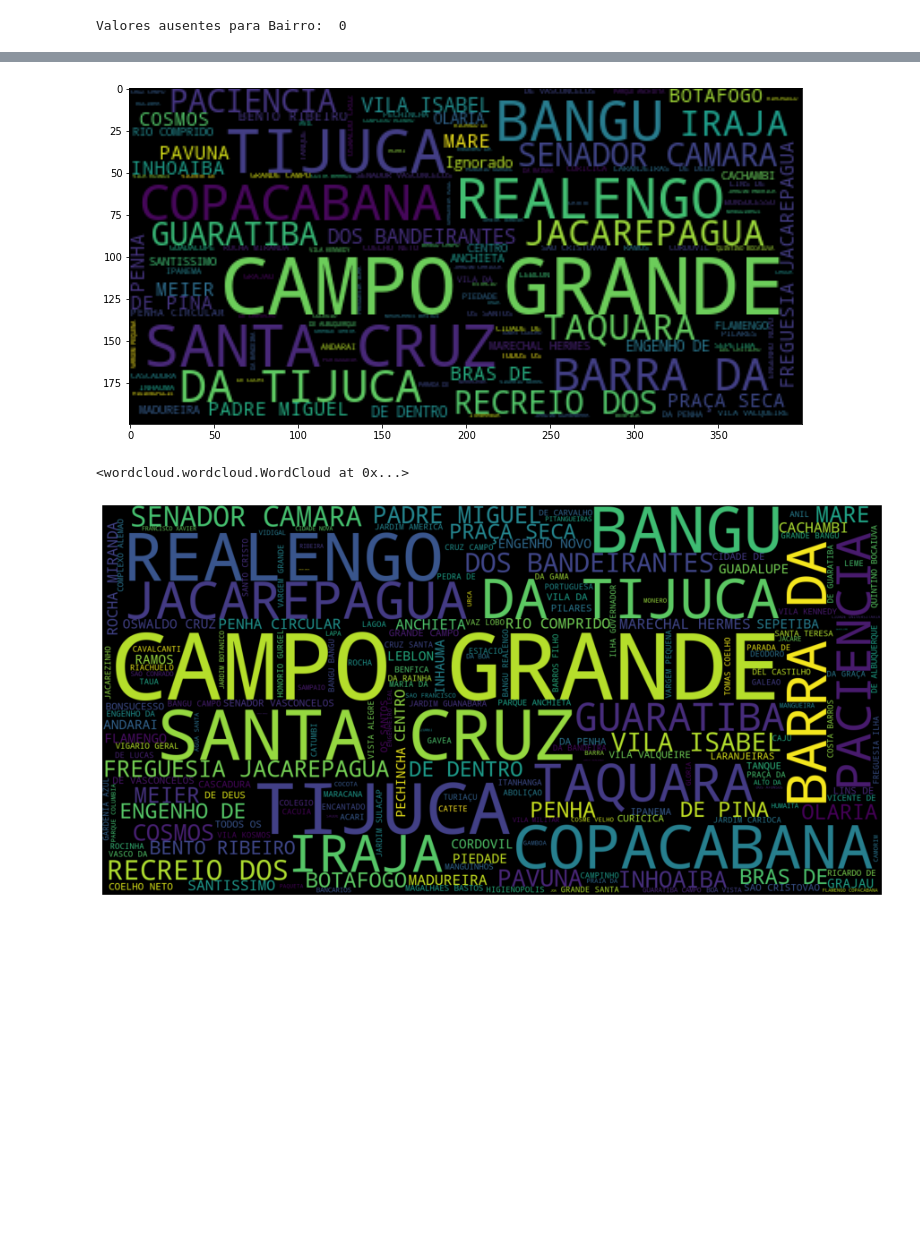
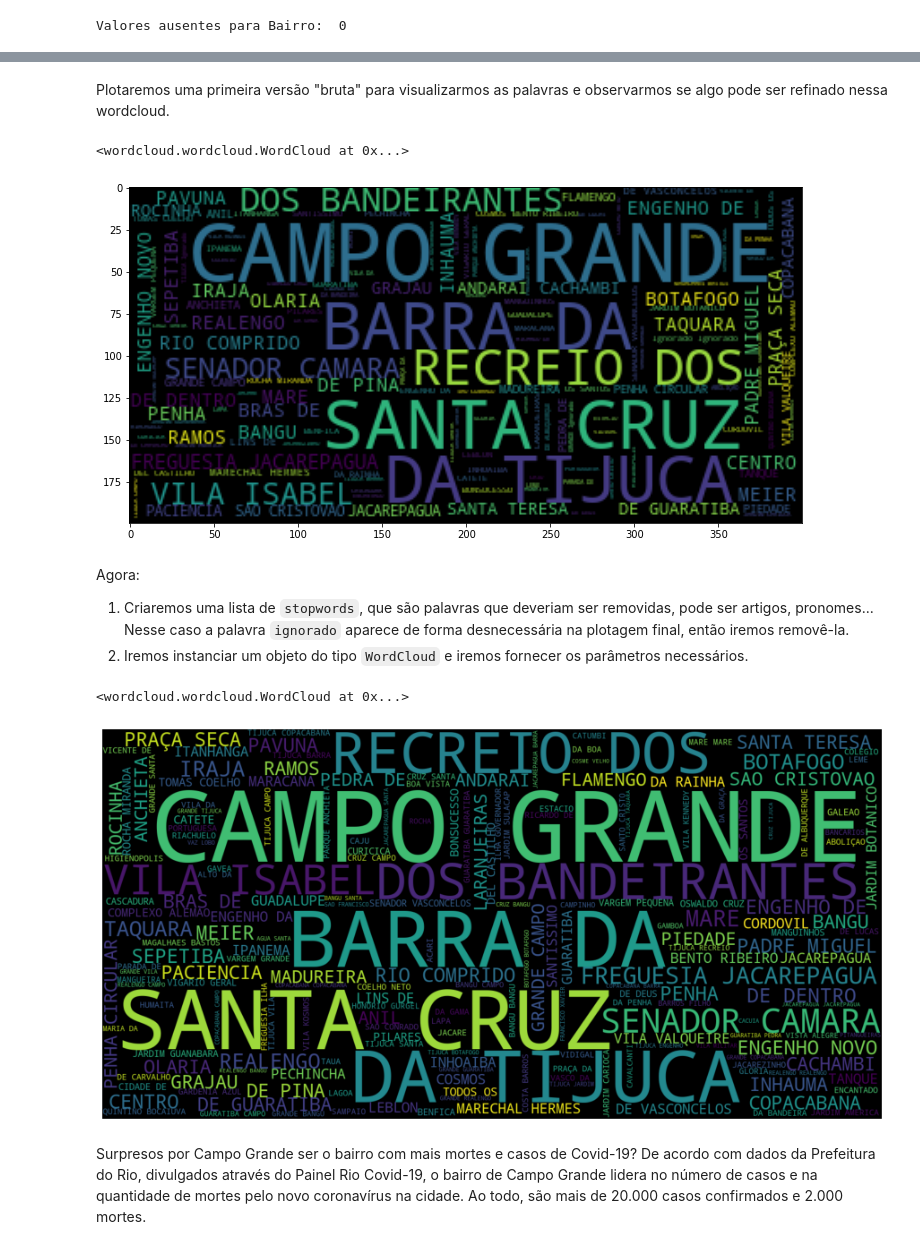
Before and after one commit to brunavent/Portfolio, a Jupyter notebook: Panorama_do_COVID_19.ipynb, the cells around one changed output, grey strips where cells are left out. Drawn from its saved outputs; the diff is of its cells as text; code cells hidden in the pictures; blank space fills up the shorter version.

```diff
--- a/Panorama_do_COVID_19.ipynb
+++ b/Panorama_do_COVID_19.ipynb
@@ -661,3 +695,5 @@ Quantidade de Palavras: 39846
+# %% [markdown]
+Plotaremos uma primeira versão "bruta" para visualizarmos as palavras e observarmos se algo pode ser refinado nessa wordcloud.
 # %%
 stopwords = set(STOPWORDS)
 
@@ -667,23 +703,36 @@ wordcloud = WordCloud(stopwords=stopwords,
 fig, ax = plt.subplots(figsize=(10, 6))
 ax.imshow(wordcloud, interpolation='bilinear')
 
-plt.tight_layout()
+plt.tight_layout();
+wordcloud.to_file("rio_covid_wordcloud.png")
 # %% [output]
+<wordcloud.wordcloud.WordCloud at 0x...>
-[figure, old version]
+[figure, new version]
+# %% [markdown]
+Agora:
+1.   Criaremos uma lista de `stopwords`, que são palavras que deveriam ser removidas, pode ser artigos, pronomes... Nesse caso a palavra `ignorado` aparece de forma desnecessária na plotagem final, então iremos removê-la.
+2.   Iremos instanciar um objeto do tipo `WordCloud` e iremos fornecer os parâmetros necessários.
 # %%
+# lista de stopword
 stopwords = set(STOPWORDS)
 stopwords.update(["Ignorado"])
 
+# gerando a wordcloud
 wordcloud = WordCloud(stopwords=stopwords,
                       background_color="black",
                       width=1600, height=800).generate(all_bairro_resid_estadia)
 
+# imagem final
 fig, ax = plt.subplots(figsize=(16,8))
 ax.imshow(wordcloud, interpolation='bilinear')
 ax.set_axis_off()
 
-plt.imshow(wordcloud)
-wordcloud.to_file("bairro_resid_estadia_wordcloud.png")
+plt.imshow(wordcloud);
+
+wordcloud.to_file("rio_covid_wordcloud.png")
 # %% [output]
 <wordcloud.wordcloud.WordCloud at 0x...>
-[figure, old version]
+[figure, new version]
+# %% [markdown]
+Surpresos por Campo Grande ser o bairro com mais mortes e casos de Covid-19?
+De acordo com dados da Prefeitura do Rio, divulgados através do Painel Rio Covid-19, o bairro de Campo Grande lidera no número de casos e na quantidade de mortes pelo novo coronavírus na cidade. Ao todo, são mais de 20.000 casos confirmados e 2.000 mortes.
```
Also changed, not shown: parts of 29 cells of this notebook.
